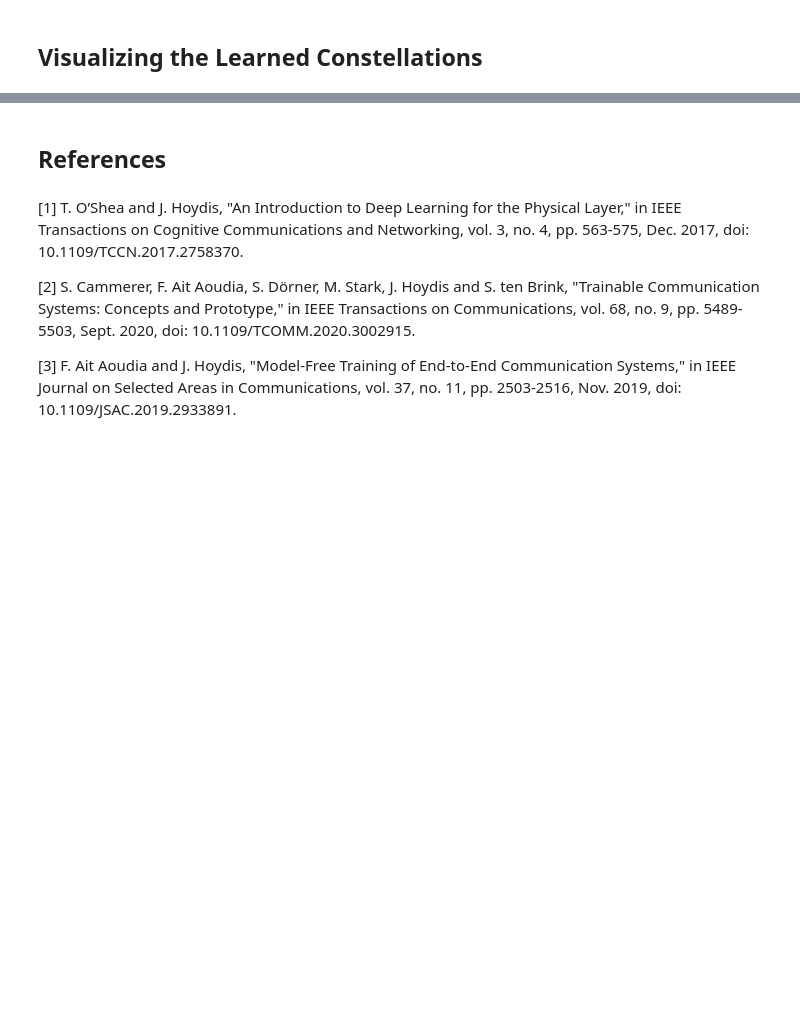
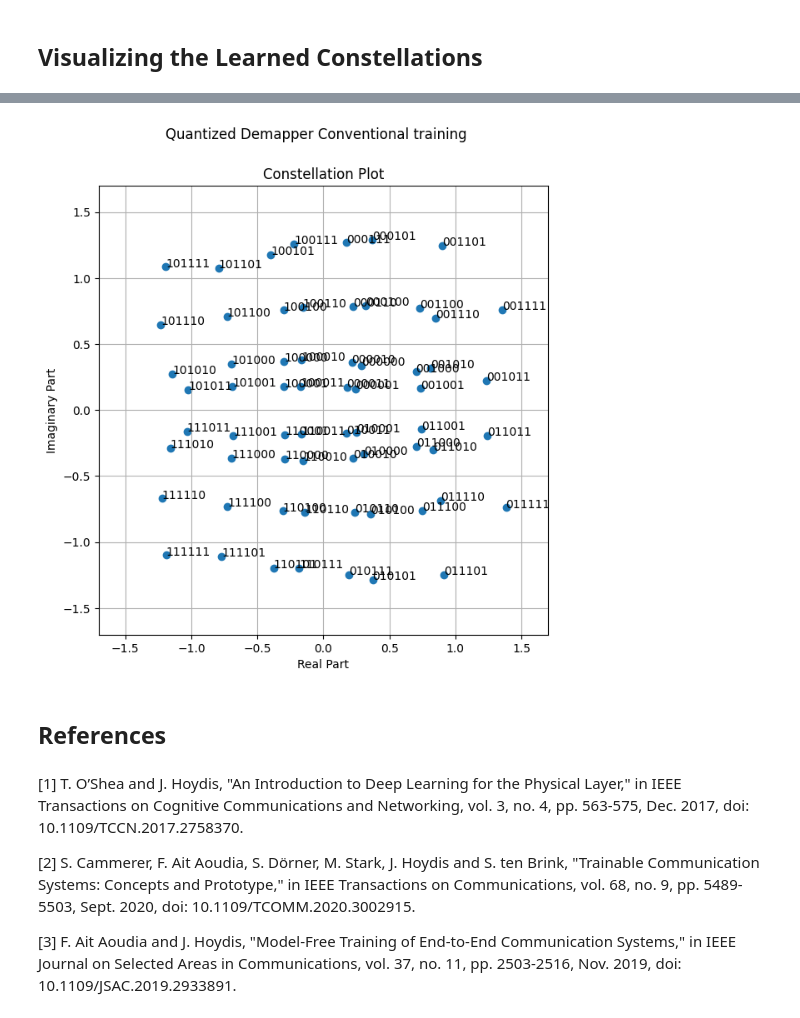
Before and after one commit to Joboreh97/demo-repo, a Jupyter notebook: tutorials/phy/Autoencoder_PTQ_tflite_method_functionalstyle_demapper_trained_constellation.ipynb, the cells around one changed output, grey strips where cells are left out. Cells and saved outputs as stored; diff of their text form; code cells hidden in the pictures; blank space fills up the shorter version.

```diff
--- a/tutorials/phy/Autoencoder_PTQ_tflite_method_functionalstyle_demapper_trained_constellation.ipynb
+++ b/tutorials/phy/Autoencoder_PTQ_tflite_method_functionalstyle_demapper_trained_constellation.ipynb
@@ -893,8 +900,12 @@ fig.suptitle('Conventional training');
 # %%
-model_quantized = E2ESystemConventionalTraining(training=True)
+model_quantized = E2ESystemConventionalTraining(training=False)
+model_quantized._demapper = QuantizedDemapperWrapper("quantized_demapper.tflite")
 load_weights(model_quantized, model_weights_path_quantized_conventional_training)
+
 fig = model_quantized.constellation.show()
 fig.suptitle('Quantized Demapper Conventional training');
+# %% [output]
+[figure, added]
 # %%
 # model_rl = E2ESystemRLTraining(training=False)
 # load_weights(model_rl, model_weights_path_rl_training)
```
Also changed, not shown: parts of 4 cells of this notebook.
